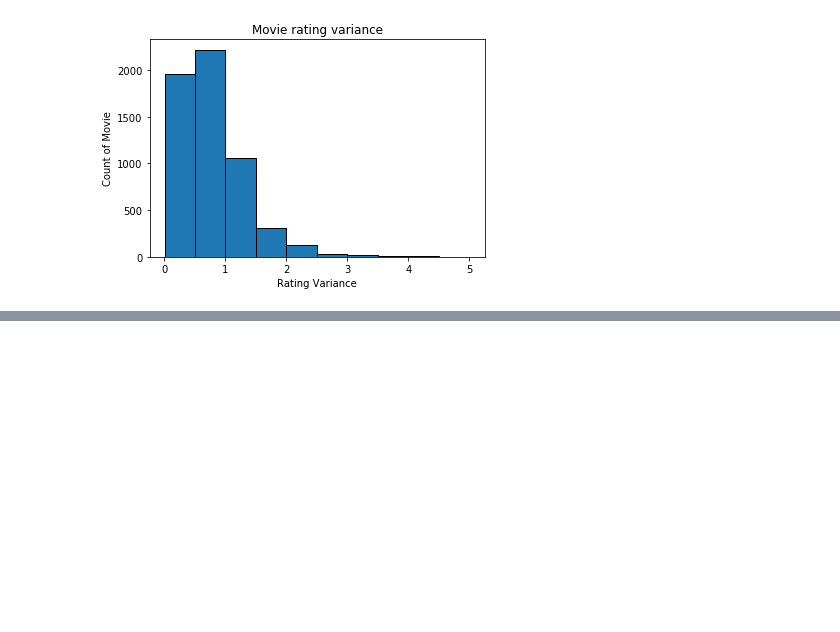
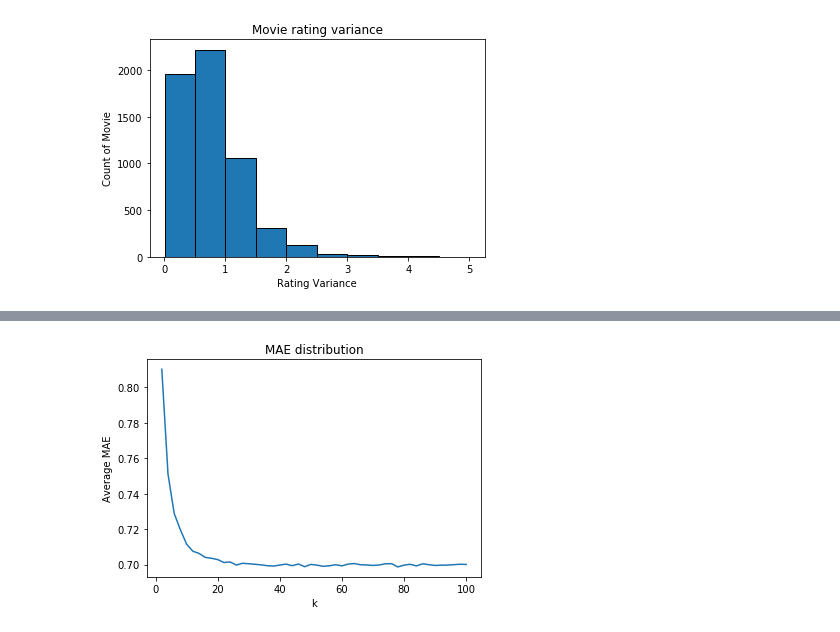
Before and after one commit to nsnguyen/ECE-219, a Jupyter notebook: project3/project_3.ipynb, the cells around one changed output, grey strips where cells are left out. Saved outputs shown, nothing was run; the diff lists cells and outputs as text; code cells hidden in the pictures; blank space fills up the shorter version.

```diff
--- a/project3/project_3.ipynb
+++ b/project3/project_3.ipynb
@@ -148 +235,5 @@ plot_histogram(ydata = var_movie, title="Movie rating variance", x_label="Rating
+# %%
+plot_distribution(MAE, ks, title="MAE distribution", x_label="k", y_label="Average MAE")
+# %% [output]
+[figure, added]
 # %%
```
Also changed, not shown: parts of 21 cells of this notebook.
